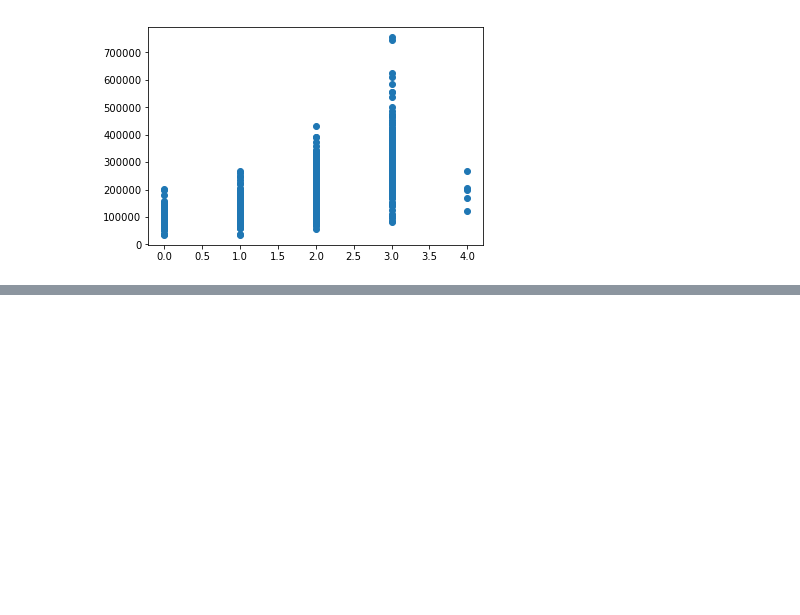
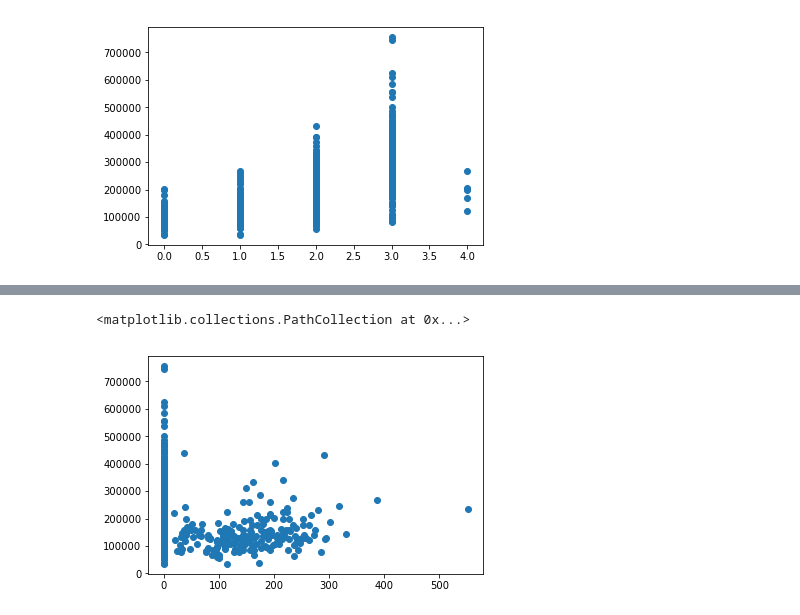
Before and after one commit to igorslima/topicosbd, a Jupyter notebook: house_prices.ipynb, the cells around one changed output, grey strips where cells are left out. Cells and saved outputs as stored; diff of their text form; code cells hidden in the pictures; blank space fills up the shorter version.

```diff
--- a/house_prices.ipynb
+++ b/house_prices.ipynb
@@ -151,0 +172,5 @@ plt.scatter(data.GarageCars, data.SalePrice)
+# %%
+plt.scatter(data.EnclosedPorch, data.SalePrice)
+# %% [output]
+<matplotlib.collections.PathCollection at 0x...>
+[figure, added]
```
Also changed, not shown: parts of 12 cells of this notebook.
